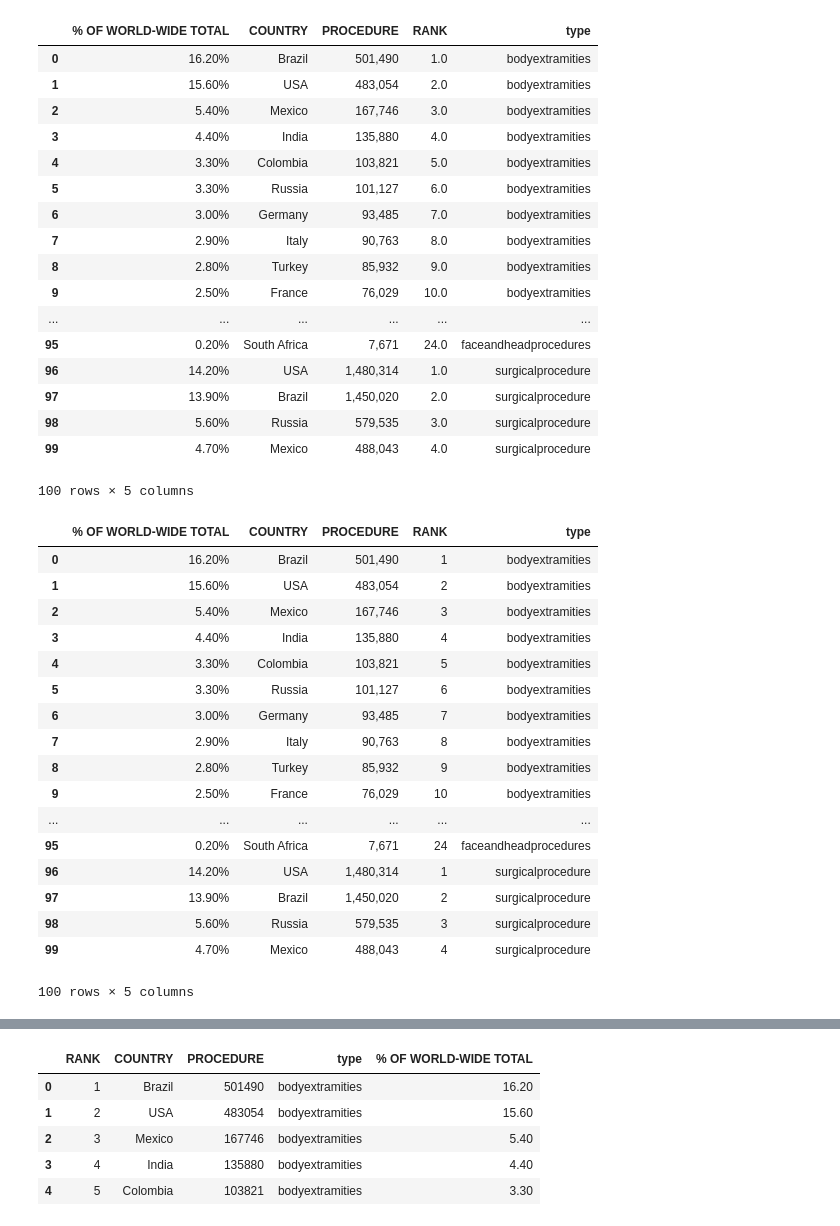
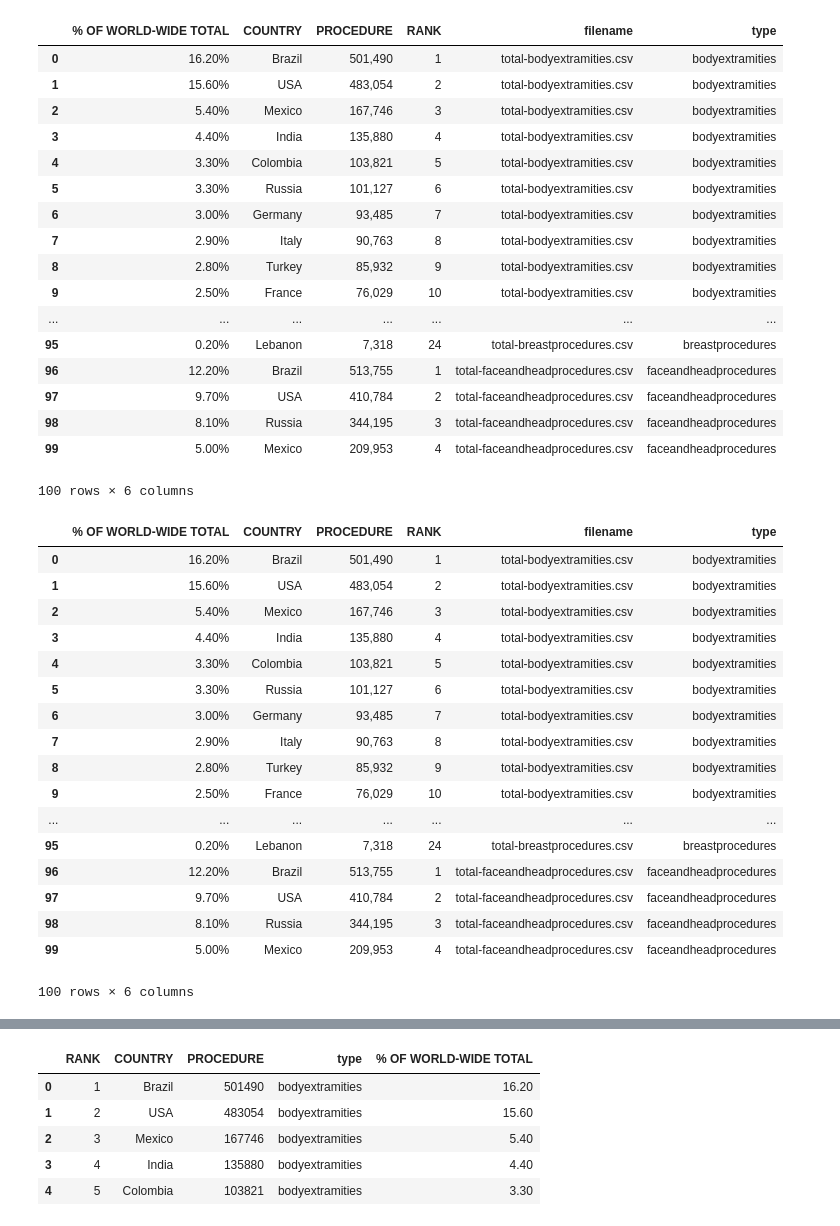
Before and after one commit to SiruiZhu/Data-Studio, a Jupyter notebook: code/02-globel plastic surgery /Project_Plastic Surgery_Zhu.ipynb, the cells around one changed output, grey strips where cells are left out. Saved outputs shown, nothing was run; the diff lists cells and outputs as text; code cells hidden in the pictures.

```diff
--- a/code/02-globel plastic surgery /Project_Plastic Surgery_Zhu.ipynb
+++ b/code/02-globel plastic surgery /Project_Plastic Surgery_Zhu.ipynb
@@ -22,58 +20,58 @@ filenames
 # %%
 dataframe = []
 for filename in filenames:
     df = pd.read_csv(filename)
     df['filename'] = filename
     df['type'] = df['filename'].str.extract(r"-(.*).csv")
 
     dataframe.append(df)
 
 global2016 = pd.concat(dataframe, ignore_index=True, sort=True)
 
-global2016['RANK'] = global2016['RANK'].fillna(global2016['rank'])
-global2016.drop(columns=['rank', 'filename'], inplace=True)
+#global2016['RANK'] = global2016['RANK'].fillna(global2016['rank'])
+#global2016.drop(columns=['RANK', 'filename'], inplace=True)
 global2016.head(100)
 # %% [output]
-|  | % OF WORLD-WIDE TOTAL | COUNTRY | PROCEDURE | RANK | type |
-| 0 | 16.20% | Brazil | 501,490 | 1.0 | bodyextramities |
-| 1 | 15.60% | USA | 483,054 | 2.0 | bodyextramities |
-| 2 | 5.40% | Mexico | 167,746 | 3.0 | bodyextramities |
-| 3 | 4.40% | India | 135,880 | 4.0 | bodyextramities |
-| 4 | 3.30% | Colombia | 103,821 | 5.0 | bodyextramities |
-| 5 | 3.30% | Russia | 101,127 | 6.0 | bodyextramities |
-| 6 | 3.00% | Germany | 93,485 | 7.0 | bodyextramities |
-| 7 | 2.90% | Italy | 90,763 | 8.0 | bodyextramities |
-| 8 | 2.80% | Turkey | 85,932 | 9.0 | bodyextramities |
-| 9 | 2.50% | France | 76,029 | 10.0 | bodyextramities |
-| ... | ... | ... | ... | ... | ... |
-| 95 | 0.20% | South Africa | 7,671 | 24.0 | faceandheadprocedures |
-| 96 | 14.20% | USA | 1,480,314 | 1.0 | surgicalprocedure |
-| 97 | 13.90% | Brazil | 1,450,020 | 2.0 | surgicalprocedure |
-| 98 | 5.60% | Russia | 579,535 | 3.0 | surgicalprocedure |
-| 99 | 4.70% | Mexico | 488,043 | 4.0 | surgicalprocedure |
+|  | % OF WORLD-WIDE TOTAL | COUNTRY | PROCEDURE | RANK | filename | type |
+| 0 | 16.20% | Brazil | 501,490 | 1 | total-bodyextramities.csv | bodyextramities |
+| 1 | 15.60% | USA | 483,054 | 2 | total-bodyextramities.csv | bodyextramities |
+| 2 | 5.40% | Mexico | 167,746 | 3 | total-bodyextramities.csv | bodyextramities |
+| 3 | 4.40% | India | 135,880 | 4 | total-bodyextramities.csv | bodyextramities |
+| 4 | 3.30% | Colombia | 103,821 | 5 | total-bodyextramities.csv | bodyextramities |
+| 5 | 3.30% | Russia | 101,127 | 6 | total-bodyextramities.csv | bodyextramities |
+| 6 | 3.00% | Germany | 93,485 | 7 | total-bodyextramities.csv | bodyextramities |
+| 7 | 2.90% | Italy | 90,763 | 8 | total-bodyextramities.csv | bodyextramities |
+| 8 | 2.80% | Turkey | 85,932 | 9 | total-bodyextramities.csv | bodyextramities |
+| 9 | 2.50% | France | 76,029 | 10 | total-bodyextramities.csv | bodyextramities |
+| ... | ... | ... | ... | ... | ... | ... |
+| 95 | 0.20% | Lebanon | 7,318 | 24 | total-breastprocedures.csv | breastprocedures |
+| 96 | 12.20% | Brazil | 513,755 | 1 | total-faceandheadprocedures.csv | faceandheadprocedures |
+| 97 | 9.70% | USA | 410,784 | 2 | total-faceandheadprocedures.csv | faceandheadprocedures |
+| 98 | 8.10% | Russia | 344,195 | 3 | total-faceandheadprocedures.csv | faceandheadprocedures |
+| 99 | 5.00% | Mexico | 209,953 | 4 | total-faceandheadprocedures.csv | faceandheadprocedures |
-100 rows × 5 columns
+100 rows × 6 columns
 # %%
 global2016['RANK'] = global2016['RANK'].astype(object)
 global2016.head(100)
 # %% [output]
-|  | % OF WORLD-WIDE TOTAL | COUNTRY | PROCEDURE | RANK | type |
-| 0 | 16.20% | Brazil | 501,490 | 1 | bodyextramities |
-| 1 | 15.60% | USA | 483,054 | 2 | bodyextramities |
-| 2 | 5.40% | Mexico | 167,746 | 3 | bodyextramities |
-| 3 | 4.40% | India | 135,880 | 4 | bodyextramities |
-| 4 | 3.30% | Colombia | 103,821 | 5 | bodyextramities |
-| 5 | 3.30% | Russia | 101,127 | 6 | bodyextramities |
-| 6 | 3.00% | Germany | 93,485 | 7 | bodyextramities |
-| 7 | 2.90% | Italy | 90,763 | 8 | bodyextramities |
-| 8 | 2.80% | Turkey | 85,932 | 9 | bodyextramities |
-| 9 | 2.50% | France | 76,029 | 10 | bodyextramities |
-| ... | ... | ... | ... | ... | ... |
-| 95 | 0.20% | South Africa | 7,671 | 24 | faceandheadprocedures |
-| 96 | 14.20% | USA | 1,480,314 | 1 | surgicalprocedure |
-| 97 | 13.90% | Brazil | 1,450,020 | 2 | surgicalprocedure |
-| 98 | 5.60% | Russia | 579,535 | 3 | surgicalprocedure |
-| 99 | 4.70% | Mexico | 488,043 | 4 | surgicalprocedure |
+|  | % OF WORLD-WIDE TOTAL | COUNTRY | PROCEDURE | RANK | filename | type |
+| 0 | 16.20% | Brazil | 501,490 | 1 | total-bodyextramities.csv | bodyextramities |
+| 1 | 15.60% | USA | 483,054 | 2 | total-bodyextramities.csv | bodyextramities |
+| 2 | 5.40% | Mexico | 167,746 | 3 | total-bodyextramities.csv | bodyextramities |
+| 3 | 4.40% | India | 135,880 | 4 | total-bodyextramities.csv | bodyextramities |
+| 4 | 3.30% | Colombia | 103,821 | 5 | total-bodyextramities.csv | bodyextramities |
+| 5 | 3.30% | Russia | 101,127 | 6 | total-bodyextramities.csv | bodyextramities |
+| 6 | 3.00% | Germany | 93,485 | 7 | total-bodyextramities.csv | bodyextramities |
+| 7 | 2.90% | Italy | 90,763 | 8 | total-bodyextramities.csv | bodyextramities |
+| 8 | 2.80% | Turkey | 85,932 | 9 | total-bodyextramities.csv | bodyextramities |
+| 9 | 2.50% | France | 76,029 | 10 | total-bodyextramities.csv | bodyextramities |
+| ... | ... | ... | ... | ... | ... | ... |
+| 95 | 0.20% | Lebanon | 7,318 | 24 | total-breastprocedures.csv | breastprocedures |
+| 96 | 12.20% | Brazil | 513,755 | 1 | total-faceandheadprocedures.csv | faceandheadprocedures |
+| 97 | 9.70% | USA | 410,784 | 2 | total-faceandheadprocedures.csv | faceandheadprocedures |
+| 98 | 8.10% | Russia | 344,195 | 3 | total-faceandheadprocedures.csv | faceandheadprocedures |
+| 99 | 5.00% | Mexico | 209,953 | 4 | total-faceandheadprocedures.csv | faceandheadprocedures |
-100 rows × 5 columns
+100 rows × 6 columns
 # %%
 global2016['% OF WORLD-WIDE TOTAL'] = global2016['% OF WORLD-WIDE TOTAL'].str.extract(r"(\d+.*)%")
 global2016.head(100)
```
Also changed, not shown: parts of 24 cells of this notebook, 15 other files.
